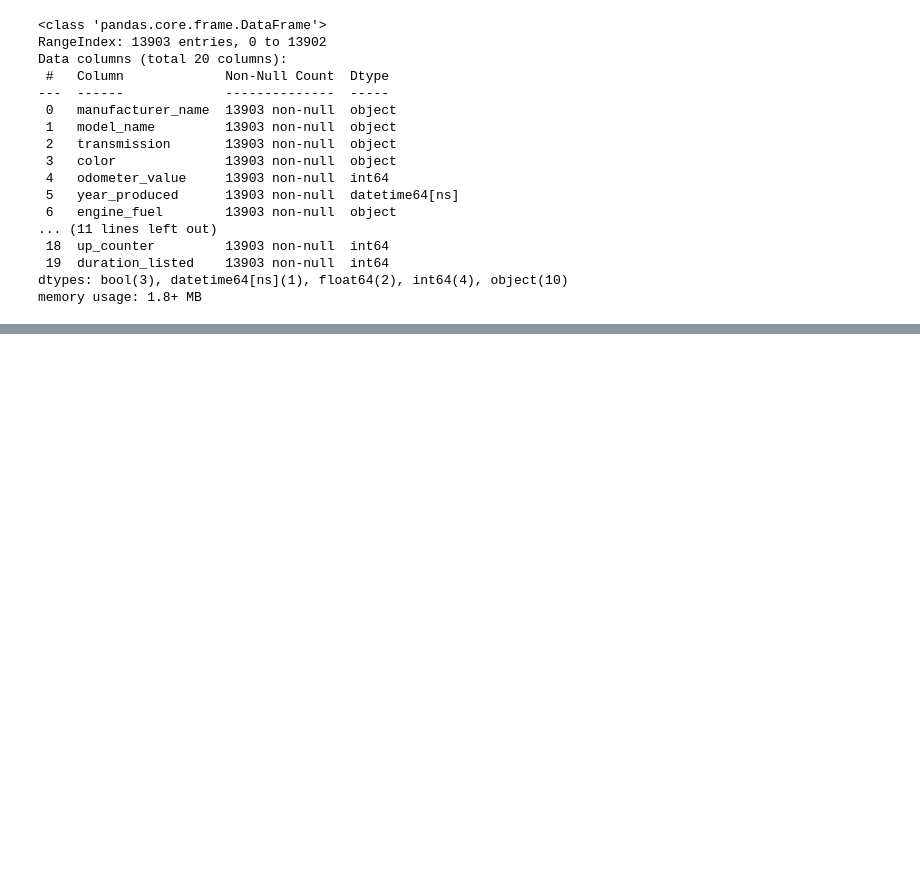
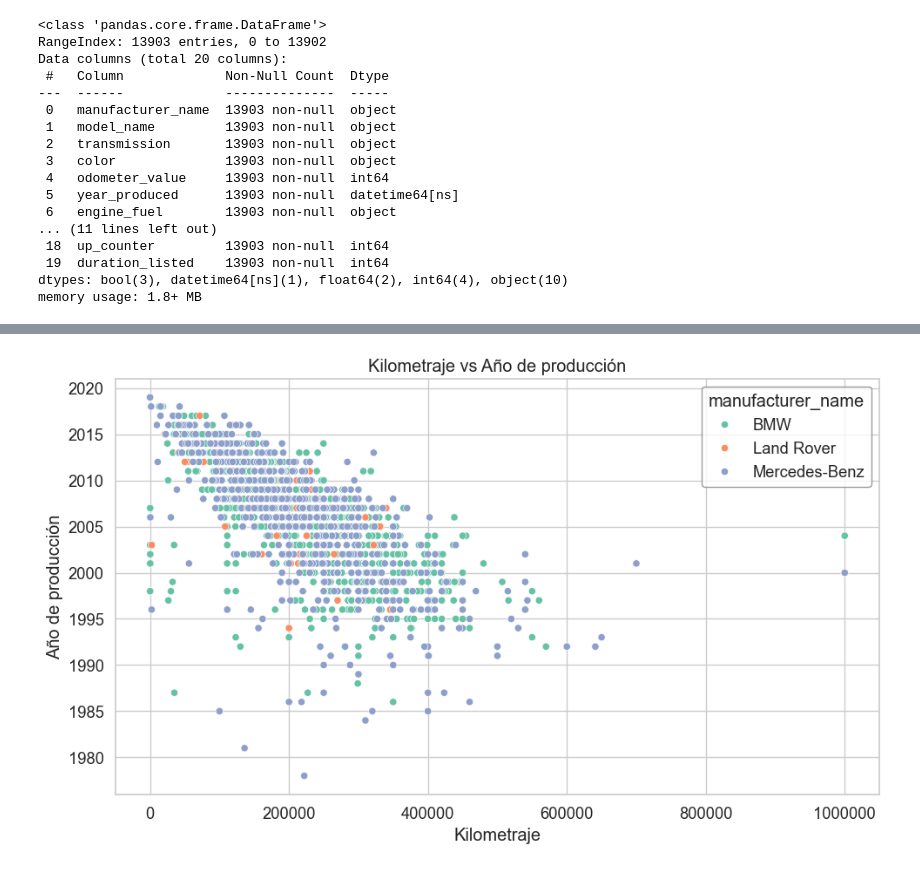
Before and after one commit to AlejandroSegura24/Vehicle-Data-Exploration-Project, a Jupyter notebook: Notebooks/4_exploracion_marcas_costosas.ipynb, the cells around one changed output, grey strips where cells are left out. Cells and saved outputs as stored; diff of their text form; code cells hidden in the pictures; blank space fills up the shorter version.

```diff
--- a/Notebooks/4_exploracion_marcas_costosas.ipynb
+++ b/Notebooks/4_exploracion_marcas_costosas.ipynb
@@ -43,0 +79,6 @@ memory usage: 1.8+ MB
+# %%
+type_fuel_and_transmission_automatic= high_end_cars[(high_end_cars['engine_fuel'].isin(['gasoline', 'hybrid-petrol'])) &
+                                     (high_end_cars['transmission'] == 'automatic')]
+
+track_data_reduction(high_end_cars, type_fuel_and_transmission_automatic, filter_name='Tipo de motor y transmisión automática')
+type_fuel_and_transmission_automatic.head()
@@ -43,0 +97,12 @@ memory usage: 1.8+ MB
+# %%
+plt.figure(figsize=(10,6))
+sns.scatterplot(type_fuel_and_transmission_automatic, x = 'odometer_value', y = 'year_produced', hue='manufacturer_name')
+
+plt.xlabel('Kilometraje')
+plt.ylabel('Año de producción')
+plt.title('Kilometraje vs Año de producción')
+plt.ticklabel_format(style='plain', axis='x')
+plt.tight_layout()
+plt.show()
+# %% [output]
+[figure, added]
```
Also changed, not shown: parts of 13 cells of this notebook.
